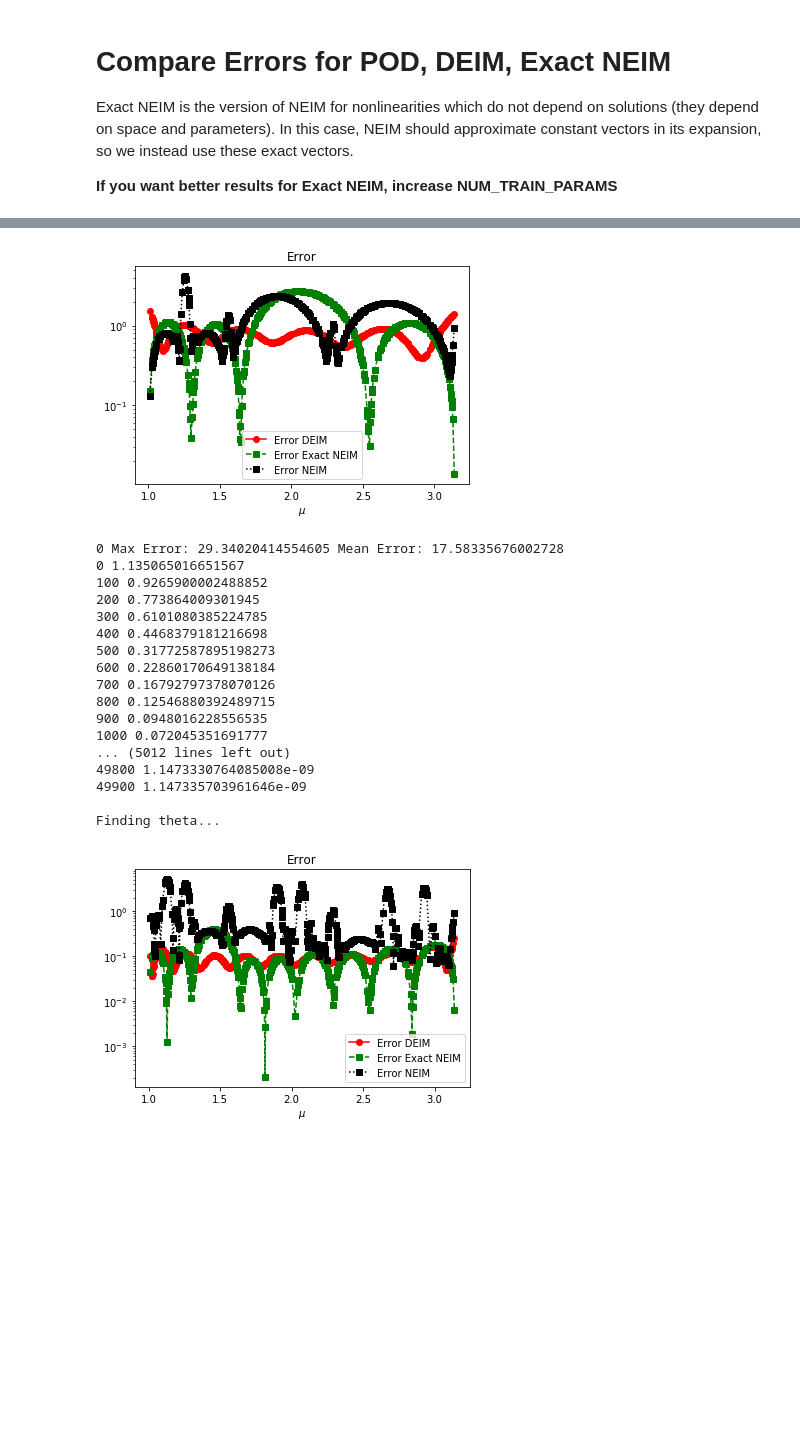
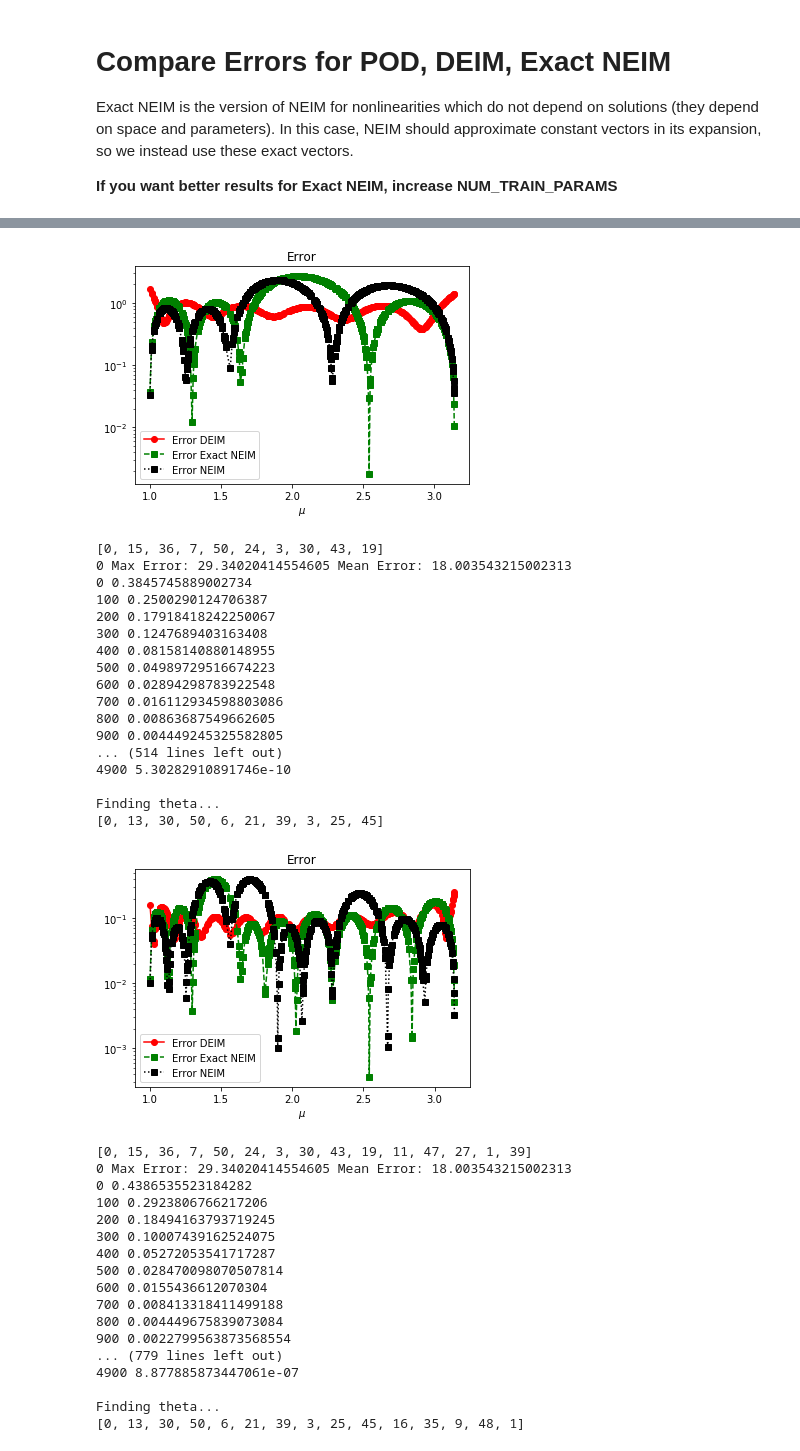
Before and after one commit to maxhirsch/NEIM, a Jupyter notebook: Function Approximation.ipynb, the cells around one changed output, grey strips where cells are left out. Cells and saved outputs as stored; diff of their text form; code cells hidden in the pictures; blank space fills up the shorter version.

```diff
--- a/Function Approximation.ipynb
+++ b/Function Approximation.ipynb
@@ -161,7 +161,8 @@ def NEIM(ro_sols, f_NEIM, mu, V, max_modes=10, train_loop_iterations=10000):
     #scheduler = torch.optim.lr_scheduler.ReduceLROnPlateau(optimizer, 'min', factor=0.9)
 
     x_data = torch.tensor(ro_sols, dtype=torch.double)
-    y_data = torch.tensor(f_NEIM[idx], dtype=torch.double)
+    y_data = torch.tensor(np.array([f_NEIM[idx, j]/np.linalg.norm(f_NEIM[idx, j]) for j in range(f_NEIM.shape[1])]), dtype=torch.double)
+    #y_data = torch.tensor(f_NEIM[idx], dtype=torch.double)
 
     for epoch in range(train_loop_iterations):
         optimizer.zero_grad()
@@ -218,18 +219,26 @@ def NEIM(ro_sols, f_NEIM, mu, V, max_modes=10, train_loop_iterations=10000):
 
 
         # need to do Gram-Schmidt on this matrix
-        y_data = f_NEIM[mu_2_idx]
+        y_data = np.copy(f_NEIM[mu_2_idx])
 
         for net in trained_networks:
             # form matrix of evaluations for this network
             previous_net_matrix = np.zeros((NUM_PARAMS, f_NEIM.shape[2]), dtype=np.double)
             for i in range(NUM_PARAMS):
                 previous_net_matrix[i] = net(x_data[i].view(1, -1)).detach().numpy().reshape(-1)
+                y_data[i] -= np.dot(y_data[i], previous_net_matrix[i]) * previous_net_matrix[i] / np.linalg.norm(previous_net_matrix[i])**2
 
             # subtract out projection of y_data onto previous_net_matrix from y_data
-            y_data -= np.sum(y_data * previous_net_matrix) / np.linalg.norm(previous_net_matrix)**2 * previous_net_matrix
+            #for j in range(f_NEIM.shape[1]):
+            #    y_data[j] -= np.dot(y_data[j], previous_net_matrix[j]) * previous_net_matrix[j] / np.linalg.norm(previous_net_matrix[j])**2
+
+            #y_data -= np.sum(y_data * previous_net_matrix) / np.linalg.norm(previous_net_matrix)**2 * previous_net_matrix
+
+        for j in range(f_NEIM.shape[1]):
+            y_data[j] = y_data[j] / np.linalg.norm(y_data[j])
 
         y_data = torch.tensor(y_data)
+        #y_data = y_data / torch.norm(y_data)
 
         for epoch in range(train_loop_iterations):
             optimizer.zero_grad()
@@ -367,7 +376,7 @@ Exact NEIM is the version of NEIM for nonlinearities which do not depend on solu
 
 **If you want better results for Exact NEIM, increase NUM_TRAIN_PARAMS**
 # %%
-MAX_MODES = 10
+MAX_MODES = 15
 NUM_TRAIN_PARAMS = 51
 NUM_SPATIAL_POINTS = 100
 x = np.linspace(-1, 1, NUM_SPATIAL_POINTS).reshape(-1,1)
@@ -410,7 +419,9 @@ for num_modes in range(5, MAX_MODES+1, 5):
         s_op[idx, i] = 1
     DEIM_proj = u[:, :num_modes] @ np.linalg.inv(s_op.T @ u[:, :num_modes]) @ s_op.T # DEIM projection
     Exact_NEIM_approximation, Exact_NEIM_selected_indices = Exact_NEIM(mu.reshape(-1), f, u, num_modes)
-    NEIM_approximation, NEIM_selected_indices = NEIM(ro_sols, f_NEIM, mu.reshape(-1), V[:, :RO_DIM], max_modes=num_modes, train_loop_iterations=50000)
+    print(Exact_NEIM_selected_indices)
+    NEIM_approximation, NEIM_selected_indices = NEIM(ro_sols, f_NEIM, mu.reshape(-1), V[:, :RO_DIM], max_modes=num_modes, train_loop_iterations=5000)
+    print(NEIM_selected_indices)
 
     exact = V[:, :RO_DIM] @ V[:, :RO_DIM].T @ s(x, test_mu)
     DEIM_approximation = V[:, :RO_DIM] @ V[:, :RO_DIM].T @ DEIM_proj @ s(x, test_mu)
@@ -457,19 +468,36 @@ Finding theta...
-[figure, old version]
+[figure, new version]
-0 Max Error: 29.34020414554605 Mean Error: 17.58335676002728
-0 1.135065016651567
-100 0.9265900002488852
-200 0.773864009301945
-300 0.6101080385224785
-400 0.4468379181216698
-500 0.31772587895198273
-600 0.22860170649138184
-700 0.16792797378070126
-800 0.12546880392489715
-900 0.0948016228556535
-1000 0.072045351691777
-... (5012 lines left out)
-49800 1.1473330764085008e-09
-49900 1.147335703961646e-09
+[0, 15, 36, 7, 50, 24, 3, 30, 43, 19]
+0 Max Error: 29.34020414554605 Mean Error: 18.003543215002313
+0 0.3845745889002734
+100 0.2500290124706387
+200 0.17918418242250067
+300 0.1247689403163408
+400 0.08158140880148955
+500 0.04989729516674223
+600 0.02894298783922548
+700 0.016112934598803086
+800 0.00863687549662605
+900 0.004449245325582805
+... (514 lines left out)
+4900 5.30282910891746e-10
 
 Finding theta...
+[0, 13, 30, 50, 6, 21, 39, 3, 25, 45]
-[figure, old version]
+[figure, new version]
+[0, 15, 36, 7, 50, 24, 3, 30, 43, 19, 11, 47, 27, 1, 39]
+0 Max Error: 29.34020414554605 Mean Error: 18.003543215002313
+0 0.4386535523184282
+100 0.2923806766217206
+200 0.18494163793719245
+300 0.10007439162524075
+400 0.05272053541717287
+500 0.028470098070507814
+600 0.0155436612070304
+700 0.008413318411499188
+800 0.004449675839073084
+900 0.0022799563873568554
+... (779 lines left out)
+4900 8.877885873447061e-07
+
+Finding theta...
+[0, 13, 30, 50, 6, 21, 39, 3, 25, 45, 16, 35, 9, 48, 1]
```
Also changed, not shown: parts of 2 cells of this notebook.
